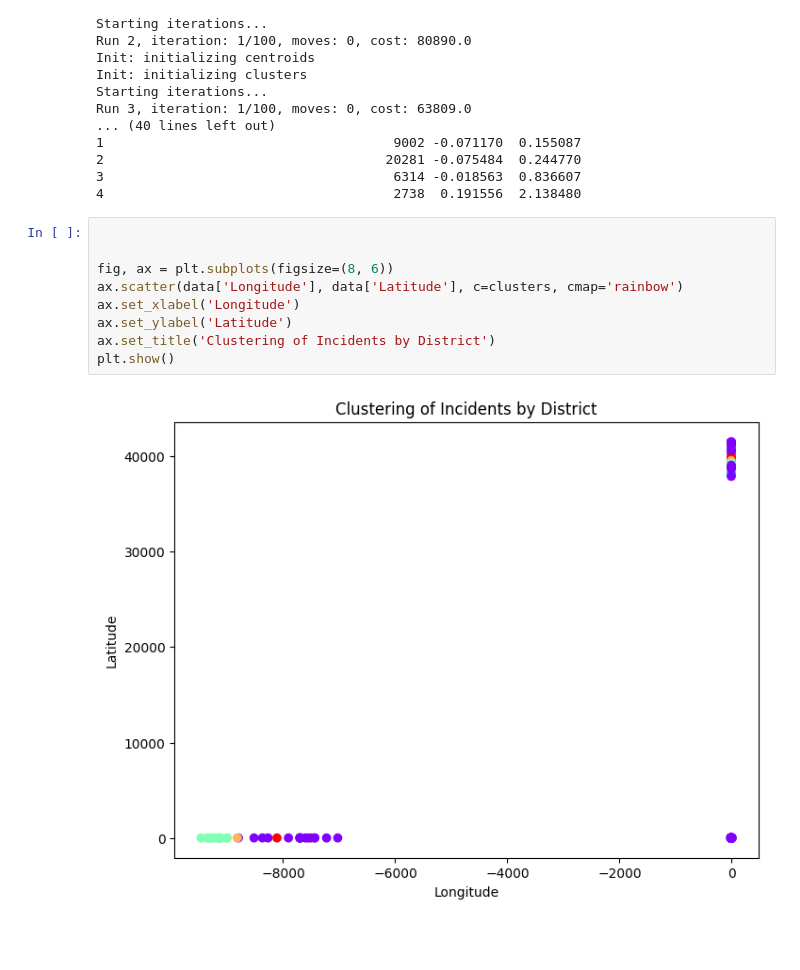
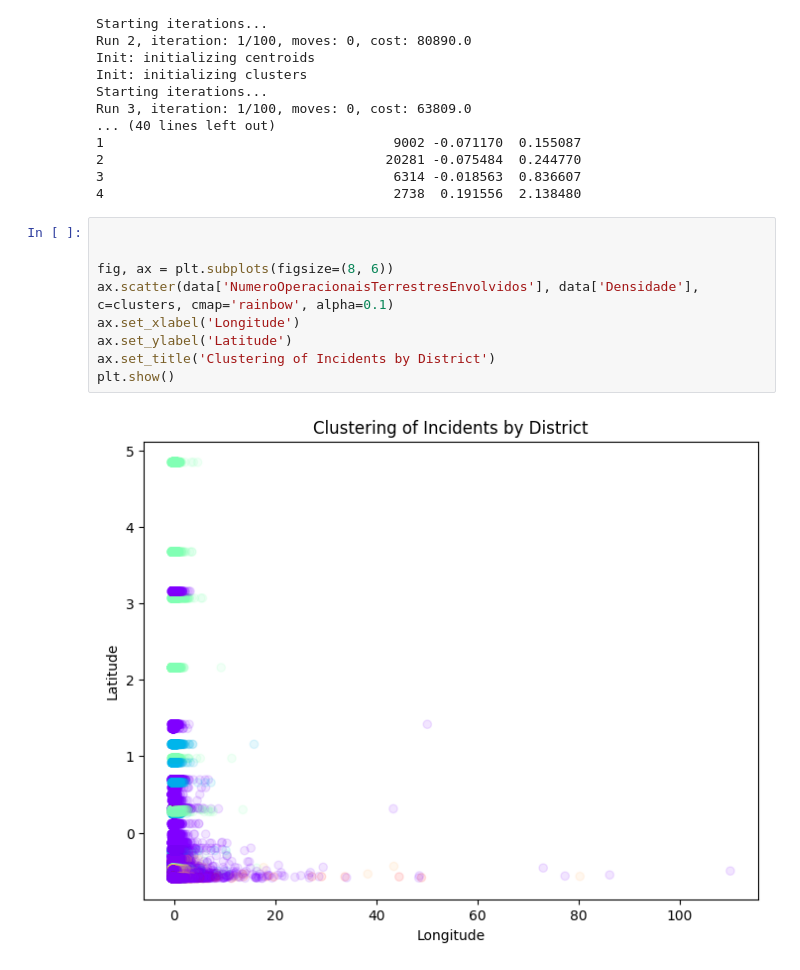
Before and after one commit to rodrigotuna/datattack2023, a Jupyter notebook: src/clustering.ipynb, the cells around one changed output. Drawn from its saved outputs; the diff is of its cells as text; blank space fills up the shorter version.

Commit message:
feat: clustering

```diff
--- a/src/clustering.ipynb
+++ b/src/clustering.ipynb
@@ -83,11 +83,11 @@ Run 3, iteration: 1/100, moves: 0, cost: 63809.0
 # %%
 
 
 fig, ax = plt.subplots(figsize=(8, 6))
-ax.scatter(data['Longitude'], data['Latitude'], c=clusters, cmap='rainbow')
+ax.scatter(data['NumeroOperacionaisTerrestresEnvolvidos'], data['Densidade'], c=clusters, cmap='rainbow', alpha=0.1)
 ax.set_xlabel('Longitude')
 ax.set_ylabel('Latitude')
 ax.set_title('Clustering of Incidents by District')
 plt.show()
 # %% [output]
-[figure, old version]
+[figure, new version]
```
Also changed, not shown: parts of 1 cell of this notebook.
